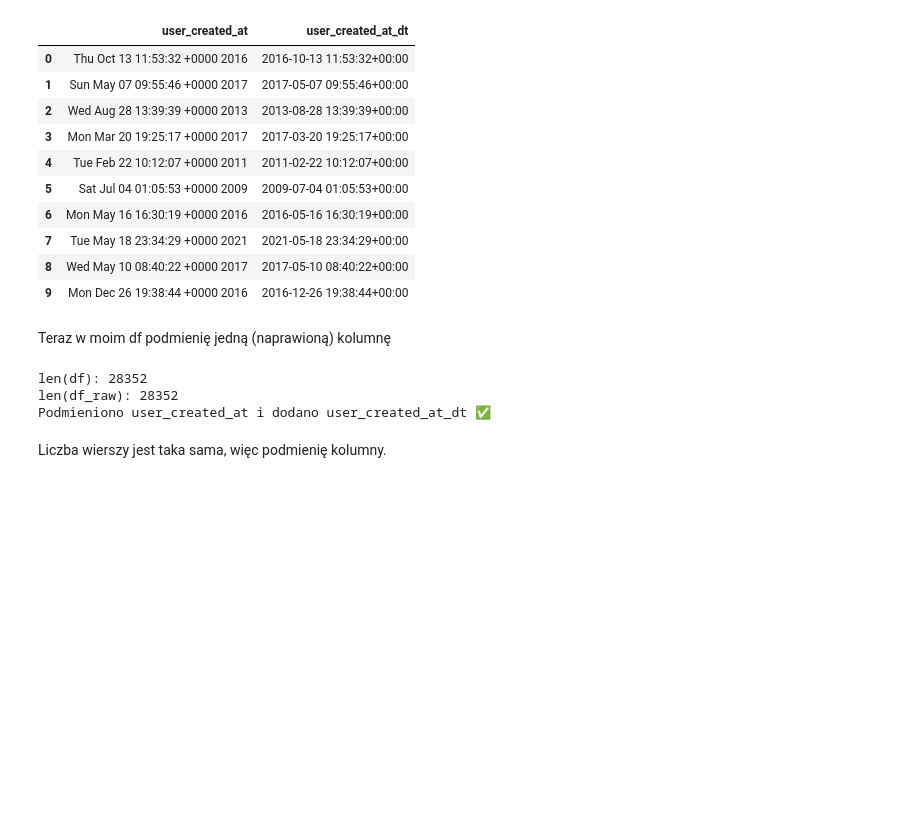
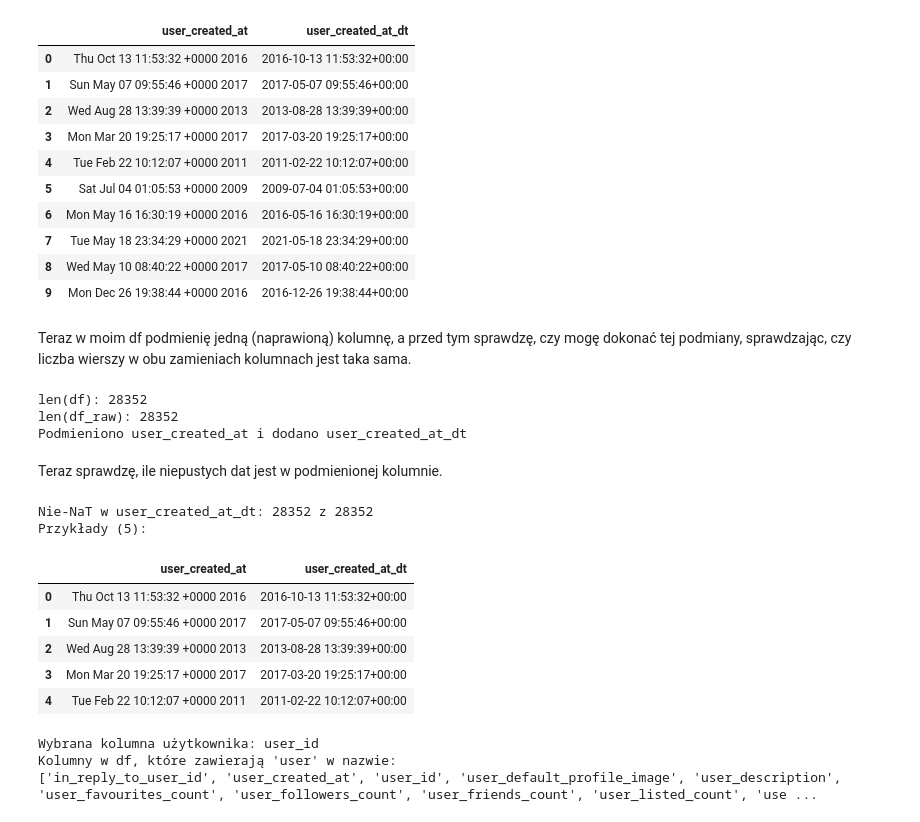
Before and after one commit to ludmilaqlawik/Projekt-zaliczeniowy-WSB, a Jupyter notebook: Projekt_zaliczeniowy_WSB.ipynb, the cells around one changed output. Drawn from its saved outputs; the diff is of its cells as text; code cells hidden in the pictures; blank space fills up the shorter version.

```diff
--- a/Projekt_zaliczeniowy_WSB.ipynb
+++ b/Projekt_zaliczeniowy_WSB.ipynb
@@ -777,8 +777,8 @@ Nie-NaT po konwersji: 28352 z 28352
 | 7 | Tue May 18 23:34:29 +0000 2021 | 2021-05-18 23:34:29+00:00 |
 | 8 | Wed May 10 08:40:22 +0000 2017 | 2017-05-10 08:40:22+00:00 |
 | 9 | Mon Dec 26 19:38:44 +0000 2016 | 2016-12-26 19:38:44+00:00 |
-# %% [markdown]
-Teraz w moim df podmienię jedną (naprawioną) kolumnę
+# %% [markdown]
+Teraz w moim df podmienię jedną (naprawioną) kolumnę, a przed tym sprawdzę, czy mogę dokonać tej podmiany, sprawdzając, czy liczba wierszy w obu zamieniach kolumnach jest taka sama.
 # %%
 # Sprawdzam zgodność liczby wierszy
 print("len(df):", len(df))
@@ -788,12 +788,48 @@ print("len(df_raw):", len(df_raw))
 if len(df) == len(df_raw):
     df["user_created_at"] = df_raw["user_created_at"]
     df["user_created_at_dt"] = df_raw["user_created_at_dt"]
-    print("Podmieniono user_created_at i dodano user_created_at_dt ✅")
+    print("Podmieniono user_created_at i dodano user_created_at_dt")
 else:
     print("Uwaga: df i df_raw mają inną liczbę wierszy -> nie podmieniam automatycznie.")
 # %% [output]
 len(df): 28352
 len(df_raw): 28352
-Podmieniono user_created_at i dodano user_created_at_dt ✅
+Podmieniono user_created_at i dodano user_created_at_dt
-# %% [markdown]
-Liczba wierszy jest taka sama, więc podmienię kolumny.
+# %% [markdown]
+Teraz sprawdzę, ile niepustych dat jest w podmienionej kolumnie.
+# %%
+# Kontrola po podmianie kolumn user_created_at / user_created_at_dt
+
+print("Nie-NaT w user_created_at_dt:", df["user_created_at_dt"].notna().sum(), "z", len(df))  # ile poprawnie sparsowanych dat
+print("Przykłady (5):")  # szybki podgląd
+display(df[["user_created_at", "user_created_at_dt"]].head(5))
+# %% [output]
+Nie-NaT w user_created_at_dt: 28352 z 28352
+Przykłady (5):
+|  | user_created_at | user_created_at_dt |
+| 0 | Thu Oct 13 11:53:32 +0000 2016 | 2016-10-13 11:53:32+00:00 |
+| 1 | Sun May 07 09:55:46 +0000 2017 | 2017-05-07 09:55:46+00:00 |
+| 2 | Wed Aug 28 13:39:39 +0000 2013 | 2013-08-28 13:39:39+00:00 |
+| 3 | Mon Mar 20 19:25:17 +0000 2017 | 2017-03-20 19:25:17+00:00 |
+| 4 | Tue Feb 22 10:12:07 +0000 2011 | 2011-02-22 10:12:07+00:00 |
+# %%
+# Wybieram kolumnę identyfikującą użytkowników wybranych najstarszych kont.
+
+possible_keys = [
+    "user_id", "userid", "author_id",
+    "user_screen_name", "screen_name", "username", "user_name", "name"
+]
+
+key_col = None
+for c in possible_keys:
+    if c in df.columns:
+        key_col = c
+        break
+
+print("Wybrana kolumna użytkownika:", key_col)
+print("Kolumny w df, które zawierają 'user' w nazwie:")
+print([c for c in df.columns if "user" in c.lower()])
+# %% [output]
+Wybrana kolumna użytkownika: user_id
+Kolumny w df, które zawierają 'user' w nazwie:
+['in_reply_to_user_id', 'user_created_at', 'user_id', 'user_default_profile_image', 'user_description', 'user_favourites_count', 'user_followers_count', 'user_friends_count', 'user_listed_count', 'use ...
```
Also changed, not shown: parts of 7 cells of this notebook.
